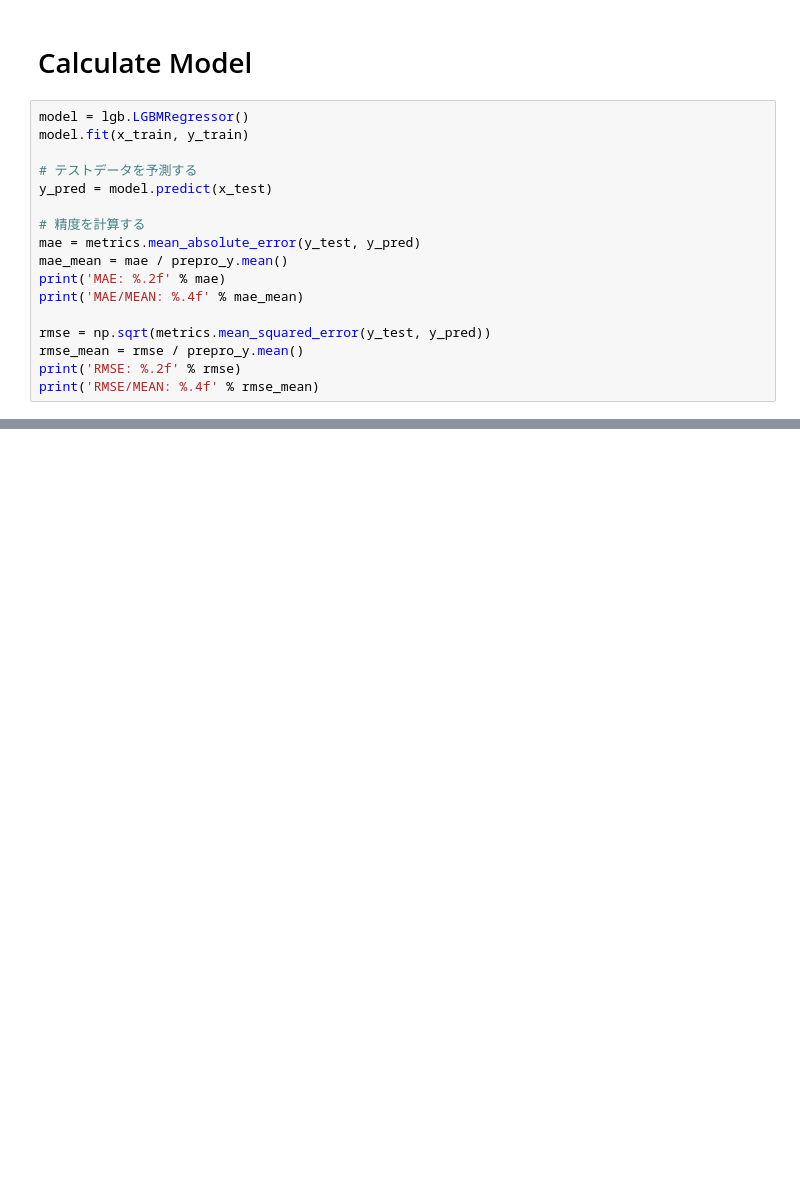
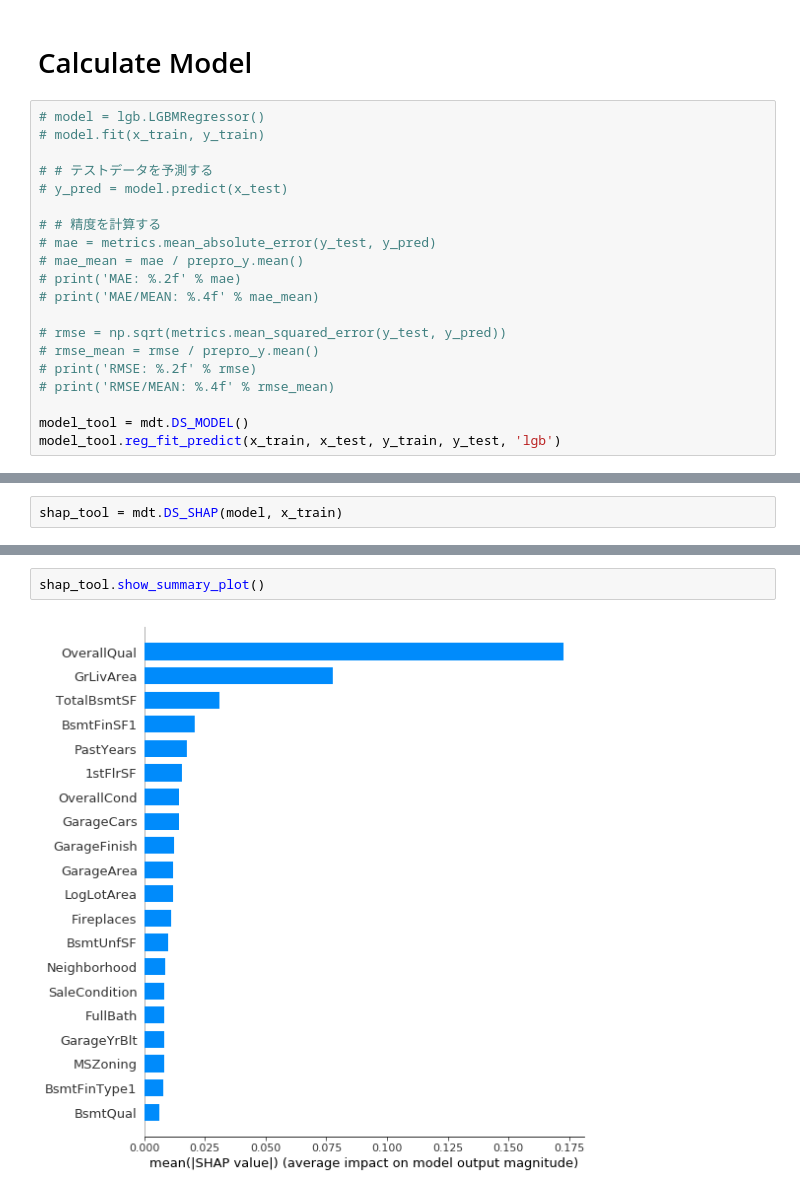
Before and after one commit to shotai07/kaggle_practice, a Jupyter notebook: house_prices_advanced_regression_techniques/src/house_price_calc_model_v1.ipynb, the cells around one changed output, grey strips where cells are left out. Cells and saved outputs as stored; diff of their text form; blank space fills up the shorter version.

```diff
--- a/house_prices_advanced_regression_techniques/src/house_price_calc_model_v1.ipynb
+++ b/house_prices_advanced_regression_techniques/src/house_price_calc_model_v1.ipynb
@@ -213,20 +213,23 @@ x_train, x_test, y_train, y_test = train_test_split(prepro_x, prepro_y)
 # %% [markdown]
 # Calculate Model
 # %%
-model = lgb.LGBMRegressor()
-model.fit(x_train, y_train)
+# model = lgb.LGBMRegressor()
+# model.fit(x_train, y_train)
 
-# テストデータを予測する
-y_pred = model.predict(x_test)
+# # テストデータを予測する
+# y_pred = model.predict(x_test)
 
-# 精度を計算する
-mae = metrics.mean_absolute_error(y_test, y_pred)
-mae_mean = mae / prepro_y.mean()
-print('MAE: %.2f' % mae)
-print('MAE/MEAN: %.4f' % mae_mean)
+# # 精度を計算する
+# mae = metrics.mean_absolute_error(y_test, y_pred)
+# mae_mean = mae / prepro_y.mean()
+# print('MAE: %.2f' % mae)
+# print('MAE/MEAN: %.4f' % mae_mean)
 
-rmse = np.sqrt(metrics.mean_squared_error(y_test, y_pred))
-rmse_mean = rmse / prepro_y.mean()
-print('RMSE: %.2f' % rmse)
-print('RMSE/MEAN: %.4f' % rmse_mean)
+# rmse = np.sqrt(metrics.mean_squared_error(y_test, y_pred))
+# rmse_mean = rmse / prepro_y.mean()
+# print('RMSE: %.2f' % rmse)
+# print('RMSE/MEAN: %.4f' % rmse_mean)
+
+model_tool = mdt.DS_MODEL()
+model_tool.reg_fit_predict(x_train, x_test, y_train, y_test, 'lgb')
 # %% [output]
@@ -236,0 +239,2 @@ RMSE/MEAN: 0.0108
+# %%
+shap_tool = mdt.DS_SHAP(model, x_train)
@@ -236,0 +243,4 @@ RMSE/MEAN: 0.0108
+# %%
+shap_tool.show_summary_plot()
+# %% [output]
+[figure, added]
```
Also changed, not shown: parts of 4 cells of this notebook, 2 other files.
